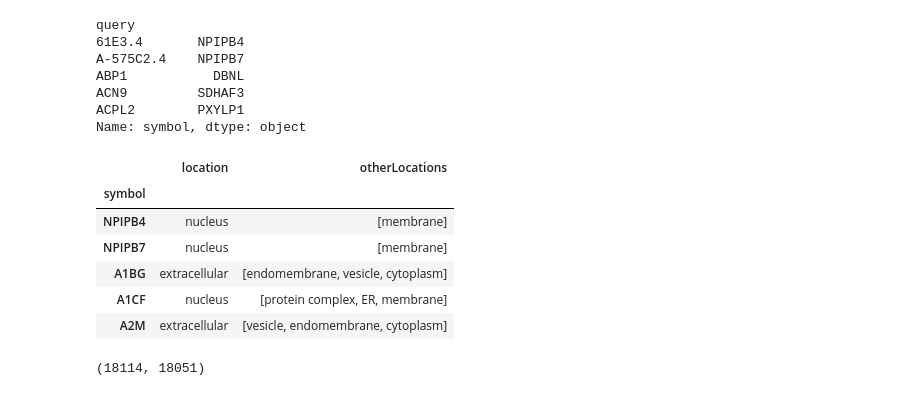
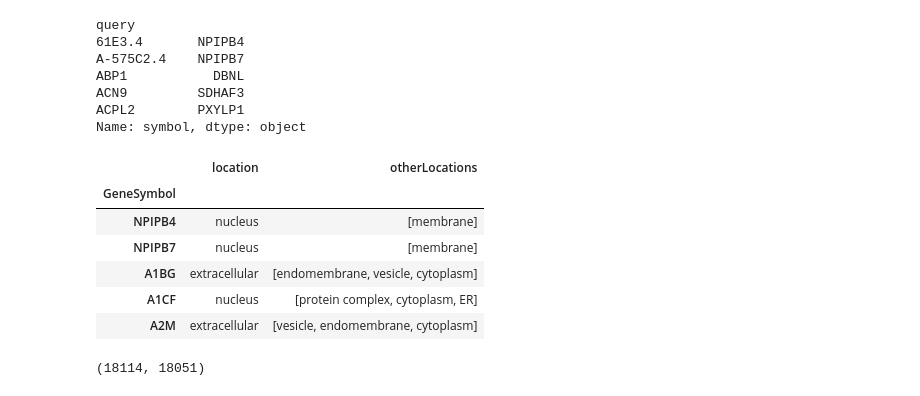
Before and after one commit to fraenkel-lab/OmicsIntegrator2, a Jupyter notebook: subcellular/subcellular_location.ipynb, the cells around one changed output. Cells and saved outputs as stored; diff of their text form; code cells hidden in the pictures.

```diff
--- a/subcellular/subcellular_location.ipynb
+++ b/subcellular/subcellular_location.ipynb
@@ -293,19 +292,17 @@ ABP1           DBNL
 ACN9         SDHAF3
 ACPL2        PXYLP1
 Name: symbol, dtype: object
-# %%
-locations = locations.merge(found.to_frame(), how='left', left_index=True, right_index=True).reset_index()
-locations['symbol'] = locations['symbol'].fillna(locations['GeneSymbol'])
-locations = locations.set_index('symbol')[['location', 'otherLocations']]
-locations.head()
-# %% [output]
-|  | location | otherLocations |
-| symbol |  |  |
-| NPIPB4 | nucleus | [membrane] |
-| NPIPB7 | nucleus | [membrane] |
-| A1BG | extracellular | [endomembrane, vesicle, cytoplasm] |
-| A1CF | nucleus | [protein complex, ER, membrane] |
-| A2M | extracellular | [vesicle, endomembrane, cytoplasm] |
+# %%
+locations = locations.reset_index().replace({'GeneSymbol': found[found.index != found.values].to_dict()}).set_index('GeneSymbol')
+locations.head()
+# %% [output]
+|  | location | otherLocations |
+| GeneSymbol |  |  |
+| NPIPB4 | nucleus | [membrane] |
+| NPIPB7 | nucleus | [membrane] |
+| A1BG | extracellular | [endomembrane, vesicle, cytoplasm] |
+| A1CF | nucleus | [protein complex, cytoplasm, ER] |
+| A2M | extracellular | [vesicle, endomembrane, cytoplasm] |
 # %%
 len(locations), len(locations[~locations.index.duplicated(keep='first')])
 # %% [output]
```
Also changed, not shown: parts of 9 cells of this notebook, 3 other files.
